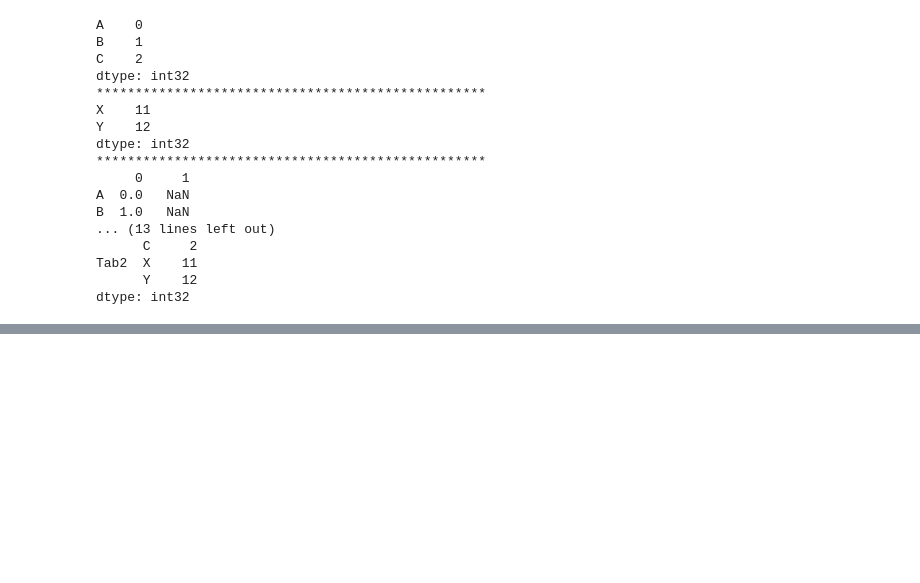
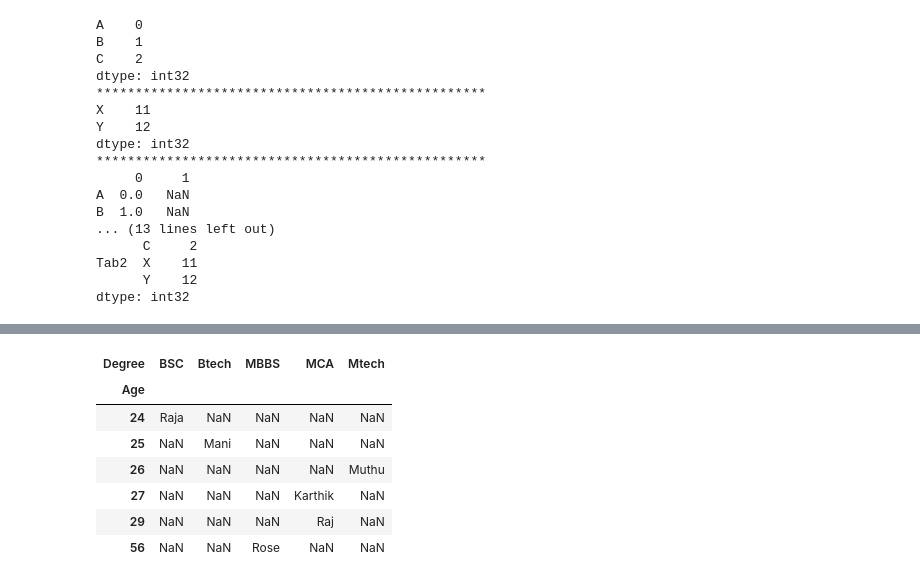
Before and after one commit to Karthik6622/PYTHON, a Jupyter notebook: Pandas_Practise_files/DataFrame-Pandas.ipynb, the cells around one changed output, grey strips where cells are left out. Cells and saved outputs as stored; diff of their text form; code cells hidden in the pictures; blank space fills up the shorter version.

```diff
--- a/Pandas_Practise_files/DataFrame-Pandas.ipynb
+++ b/Pandas_Practise_files/DataFrame-Pandas.ipynb
@@ -333,0 +634,12 @@ dtype: int32
+# %%
+#creating pivot table
+new_dataframe.pivot(index='Age',columns="Degree",values='Name')#Agecolumn is index,Degreecolumn is Column,name column is Value
+# %% [output]
+| Degree | BSC | Btech | MBBS | MCA | Mtech |
+| Age |  |  |  |  |  |
+| 24 | Raja | NaN | NaN | NaN | NaN |
+| 25 | NaN | Mani | NaN | NaN | NaN |
+| 26 | NaN | NaN | NaN | NaN | Muthu |
+| 27 | NaN | NaN | NaN | Karthik | NaN |
+| 29 | NaN | NaN | NaN | Raj | NaN |
+| 56 | NaN | NaN | Rose | NaN | NaN |
```
Also changed, not shown: parts of 38 cells of this notebook, 12 other files.
